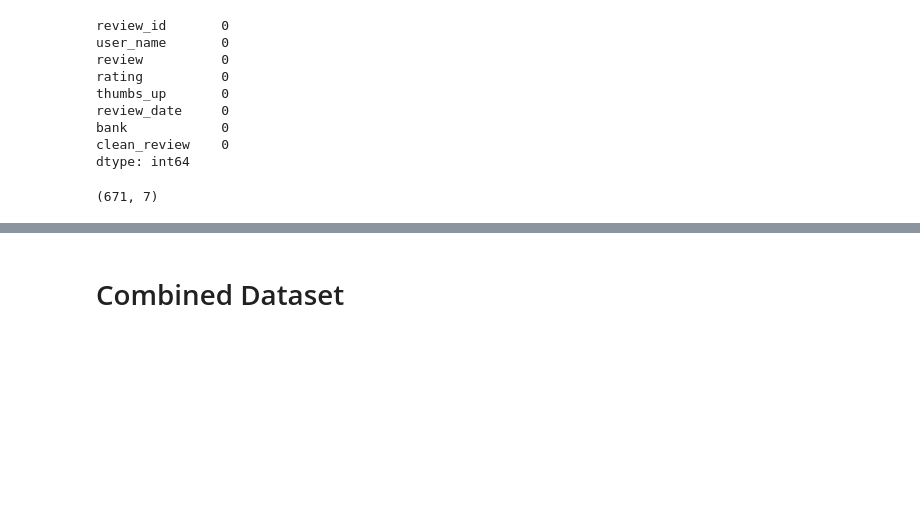
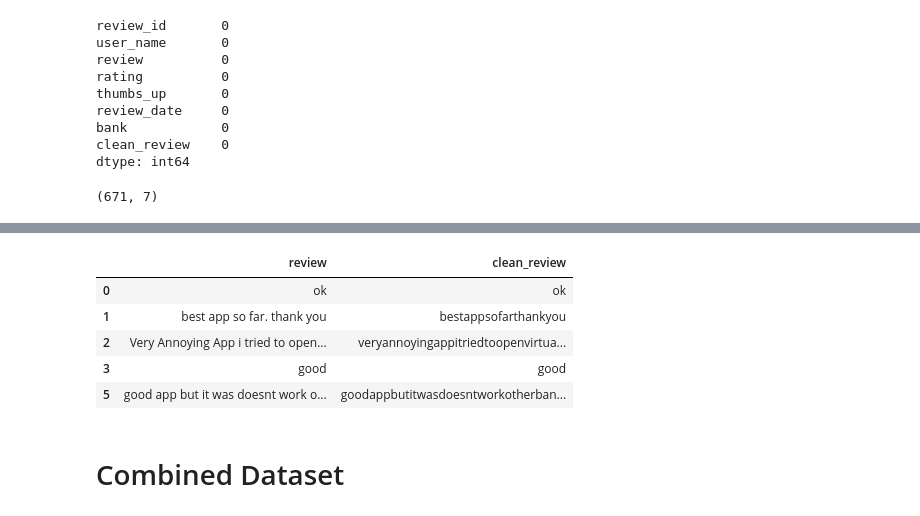
Before and after one commit to Bilen189/ethiopian-bank-review-analytics, a Jupyter notebook: notebooks/01_data_collection_preprocessing.ipynb, the cells around one changed output, grey strips where cells are left out. Cells and saved outputs as stored; diff of their text form; code cells hidden in the pictures; blank space fills up the shorter version.

```diff
--- a/notebooks/01_data_collection_preprocessing.ipynb
+++ b/notebooks/01_data_collection_preprocessing.ipynb
@@ -273,0 +344,9 @@ dashen_reviews.shape
+# %%
+dashen_reviews[['review', 'clean_review']].head()
+# %% [output]
+|  | review | clean_review |
+| 0 | ok | ok |
+| 1 | best app so far. thank you | bestappsofarthankyou |
+| 2 | Very Annoying App i tried to open... | veryannoyingappitriedtoopenvirtua... |
+| 3 | good | good |
+| 5 | good app but it was doesnt work o... | goodappbutitwasdoesntworkotherban... |
```
Also changed, not shown: parts of 23 cells of this notebook, 1 other file.
